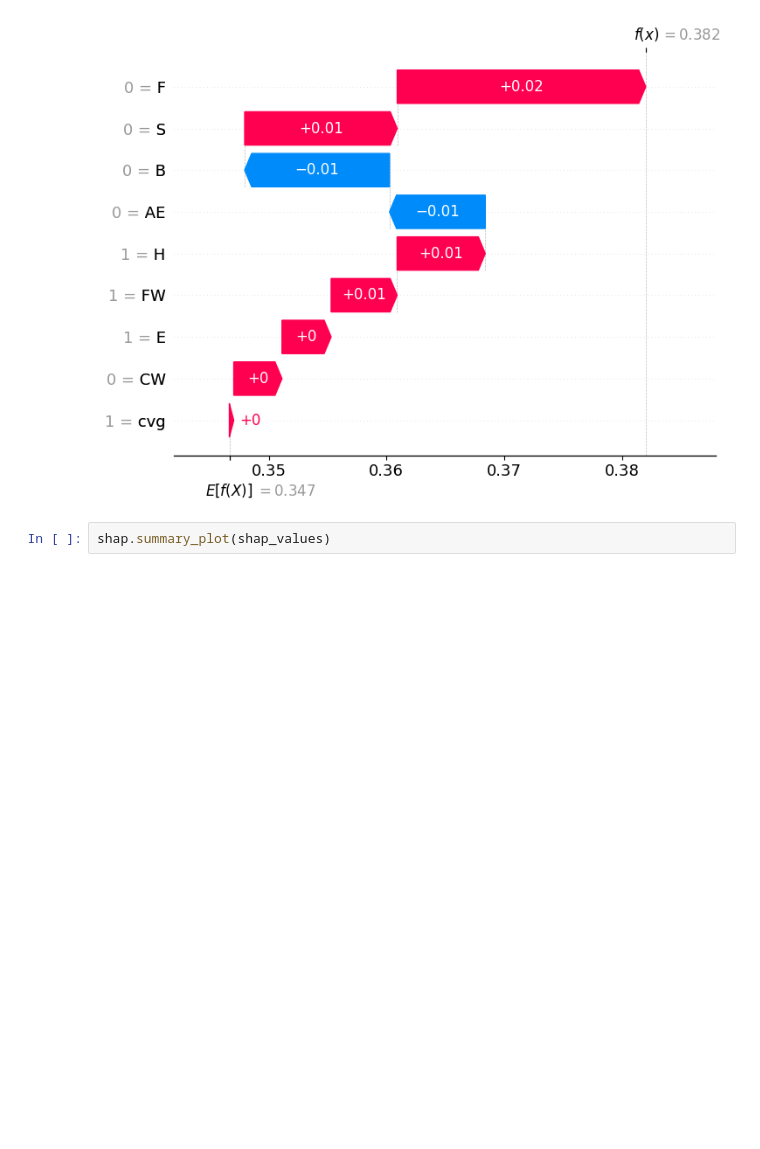
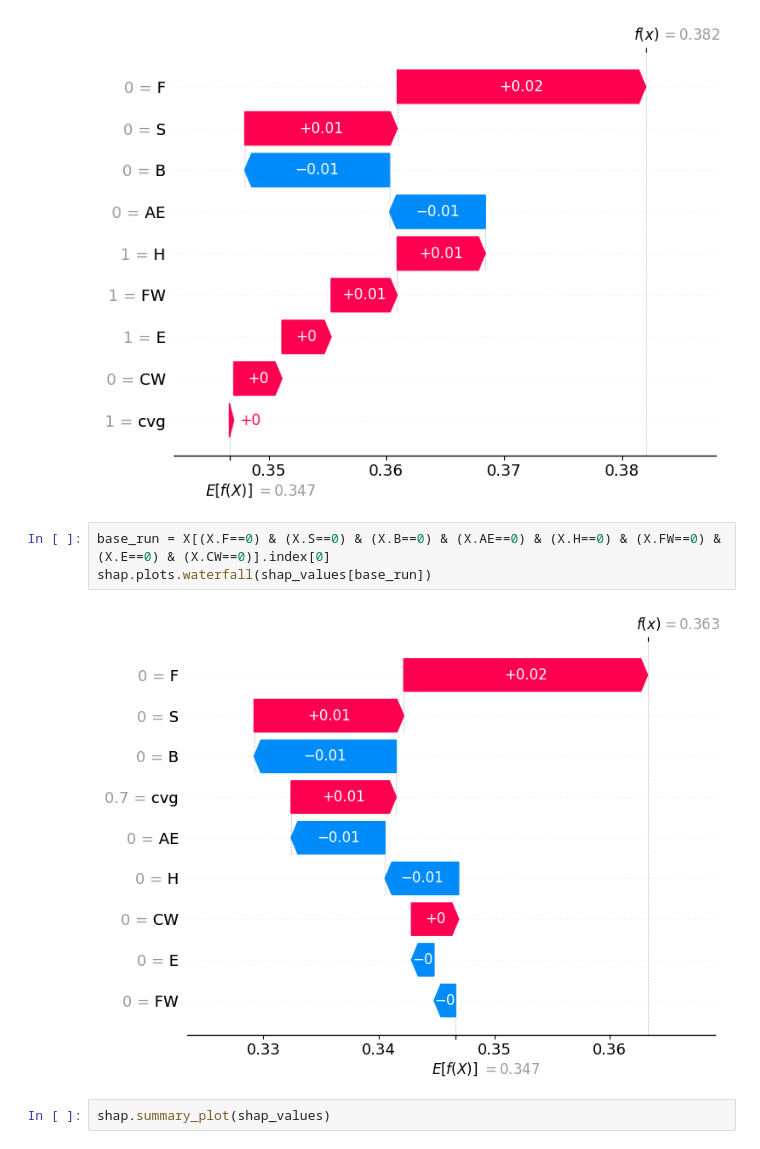
Before and after one commit to TimotheeMickus/LEMURIA, a Jupyter notebook: notebooks/shap_vals.ipynb, the cells around one changed output. Drawn from its saved outputs; the diff is of its cells as text; blank space fills up the shorter version.

```diff
--- a/notebooks/shap_vals.ipynb
+++ b/notebooks/shap_vals.ipynb
@@ -227,6 +231,11 @@ shap_values = explainer(X)
 shap.plots.waterfall(shap_values[y.argmax()])
 # %% [output]
 [figure]
+# %%
+base_run = X[(X.F==0) & (X.S==0) & (X.B==0) & (X.AE==0) & (X.H==0) & (X.FW==0) & (X.E==0) & (X.CW==0)].index[0]
+shap.plots.waterfall(shap_values[base_run])
+# %% [output]
+[figure, added]
 # %%
 shap.summary_plot(shap_values)
 # %% [output]
```
Also changed, not shown: parts of 4 cells of this notebook.
